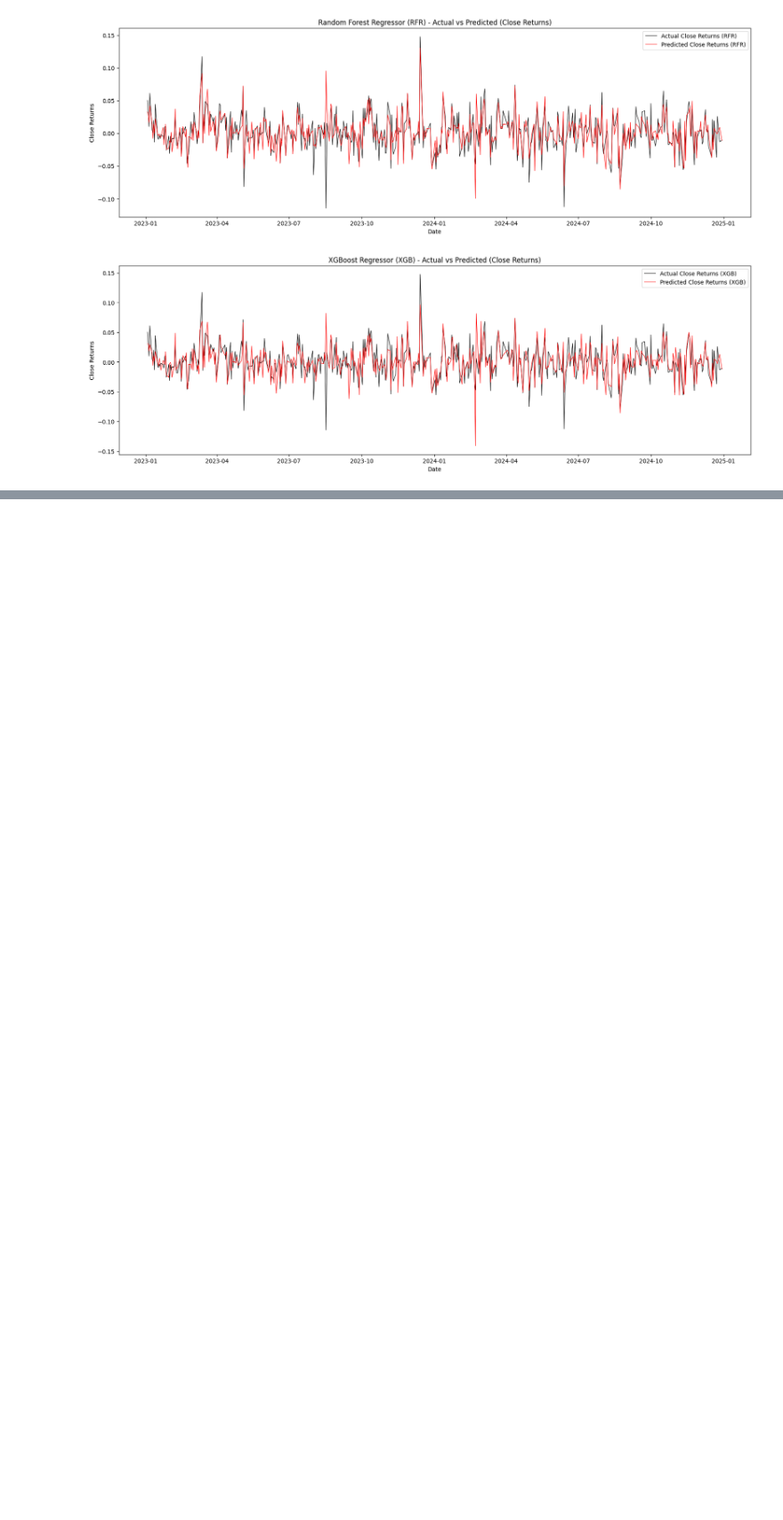
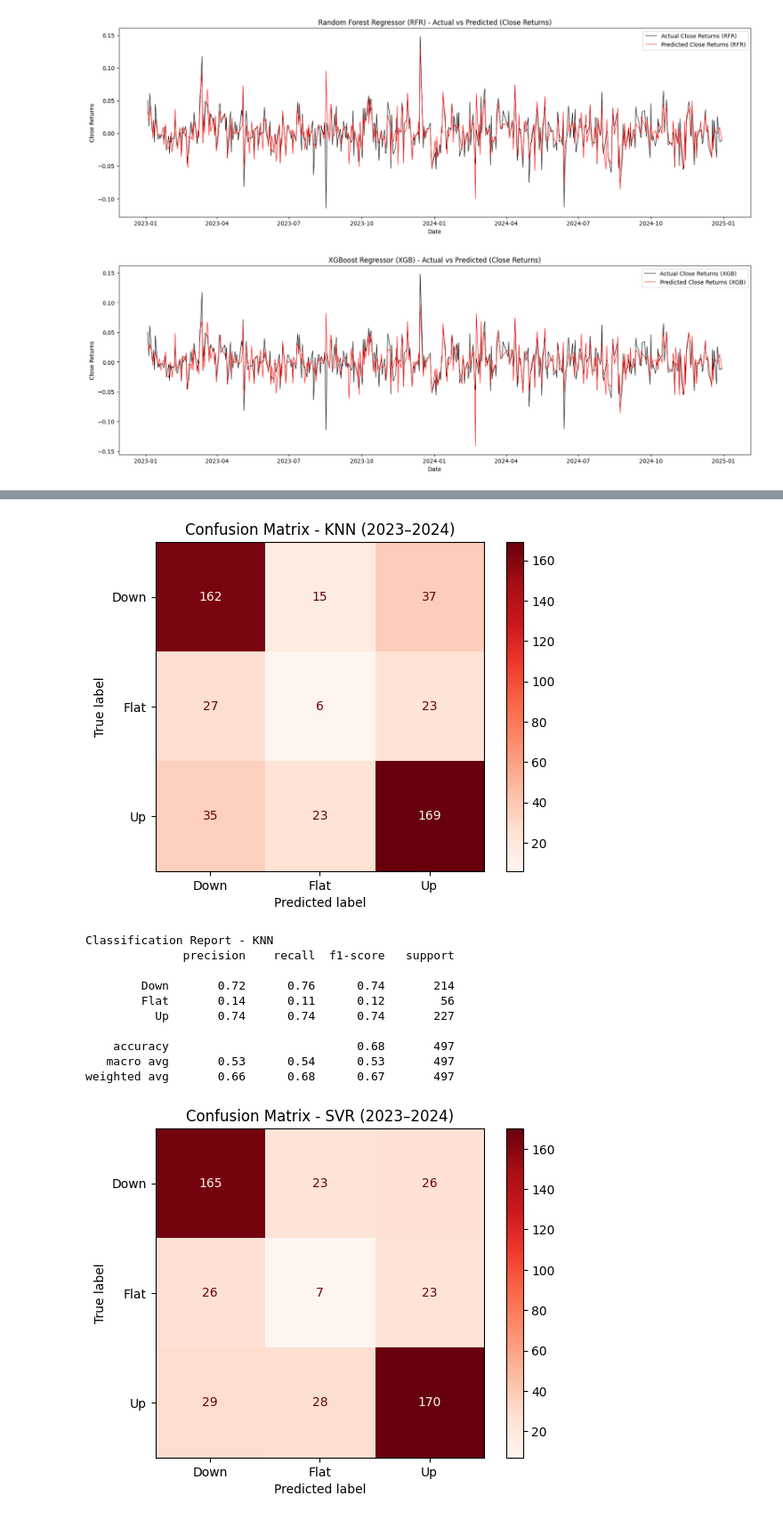
Before and after one commit to Deleon57/EDAR-REGRESSION, a Jupyter notebook: Pipeline2(GFI).ipynb, the cells around one changed output, grey strips where cells are left out. Shown at 89% size. Drawn from its saved outputs; the diff is of its cells as text; code cells hidden in the pictures; blank space fills up the shorter version.

```diff
--- a/Pipeline2(GFI).ipynb
+++ b/Pipeline2(GFI).ipynb
@@ -745,7 +719,7 @@ labels_KNN = [-1, 0, 1]  # Down, Flat, Up
 cm_KNN = confusion_matrix(true_cls_KNN, pred_cls_KNN, labels=labels_KNN)
 
 disp_KNN = ConfusionMatrixDisplay(confusion_matrix=cm_KNN, display_labels=["Down", "Flat", "Up"])
-disp_KNN.plot(cmap="Blues", values_format="d")
+disp_KNN.plot(cmap="Reds", values_format="d")
 plt.title("Confusion Matrix - KNN (2023–2024)")
 plt.show()
 
@@ -790,7 +764,7 @@ labels_SVR = [-1, 0, 1]  # Down, Flat, Up
 cm_SVR = confusion_matrix(true_cls_SVR, pred_cls_SVR, labels=labels_SVR)
 
 disp_SVR = ConfusionMatrixDisplay(confusion_matrix=cm_SVR, display_labels=["Down", "Flat", "Up"])
-disp_SVR.plot(cmap="Blues", values_format="d")
+disp_SVR.plot(cmap="Reds", values_format="d")
 plt.title("Confusion Matrix - SVR (2023–2024)")
 plt.show()
 
@@ -834,7 +808,7 @@ labels_RFR = [-1, 0, 1]  # Down, Flat, Up
 cm_RFR = confusion_matrix(true_cls_RFR, pred_cls_RFR, labels=labels_RFR)
 
 disp_RFR = ConfusionMatrixDisplay(confusion_matrix=cm_RFR, display_labels=["Down", "Flat", "Up"])
-disp_RFR.plot(cmap="Blues", values_format="d")
+disp_RFR.plot(cmap="Reds", values_format="d")
 plt.title("Confusion Matrix - RFR (2023–2024)")
 plt.show()
 
@@ -858,31 +832,44 @@ def to_class_XGB(delta, eps=None):
     Convert price changes into classes:
     +1 = Up, -1 = Down, 0 = Flat (within epsilon threshold)
     """
     if eps is None:
         eps = 0.1 * np.std(delta)  # threshold based on std deviation
 
     cls = np.zeros_like(delta, dtype=int)
     cls[delta > eps] = 1    # Up
     cls[delta < -eps] = -1  # Down
     return cls
 
 # --- 3. Compute daily differences (XGB) ---
 delta_true_XGB = np.diff(y_test_arr_XGB, prepend=y_test_arr_XGB[0])
 delta_pred_XGB = np.diff(y_pred_arr_XGB, prepend=y_pred_arr_XGB[0])
 
 # --- 4. Convert differences to classes (XGB) ---
 true_cls_XGB = to_class_XGB(delta_true_XGB)
 pred_cls_XGB = to_class_XGB(delta_pred_XGB)
 
 # --- 5. Confusion Matrix (XGB) ---
 labels_XGB = [-1, 0, 1]  # Down, Flat, Up
 cm_XGB = confusion_matrix(true_cls_XGB, pred_cls_XGB, labels=labels_XGB)
 
 disp_XGB = ConfusionMatrixDisplay(confusion_matrix=cm_XGB, display_labels=["Down", "Flat", "Up"])
-disp_XGB.plot(cmap="Blues", values_format="d")
+disp_XGB.plot(cmap="Reds", values_format="d")
 plt.title("Confusion Matrix - XGB (2023–2024)")
 plt.show()
 
 # --- 6. Classification Report (XGB) ---
 print("Classification Report - XGBoost (XGB)")
 print(classification_report(true_cls_XGB, pred_cls_XGB, target_names=["Down", "Flat", "Up"]))
+# %% [output]
+[figure, added]
+Classification Report - KNN
+              precision    recall  f1-score   support
+
+        Down       0.72      0.76      0.74       214
+        Flat       0.14      0.11      0.12        56
+          Up       0.74      0.74      0.74       227
+
+    accuracy                           0.68       497
+   macro avg       0.53      0.54      0.53       497
+weighted avg       0.66      0.68      0.67       497
+[figure, added]
```
Also changed, not shown: parts of 7 cells of this notebook.
